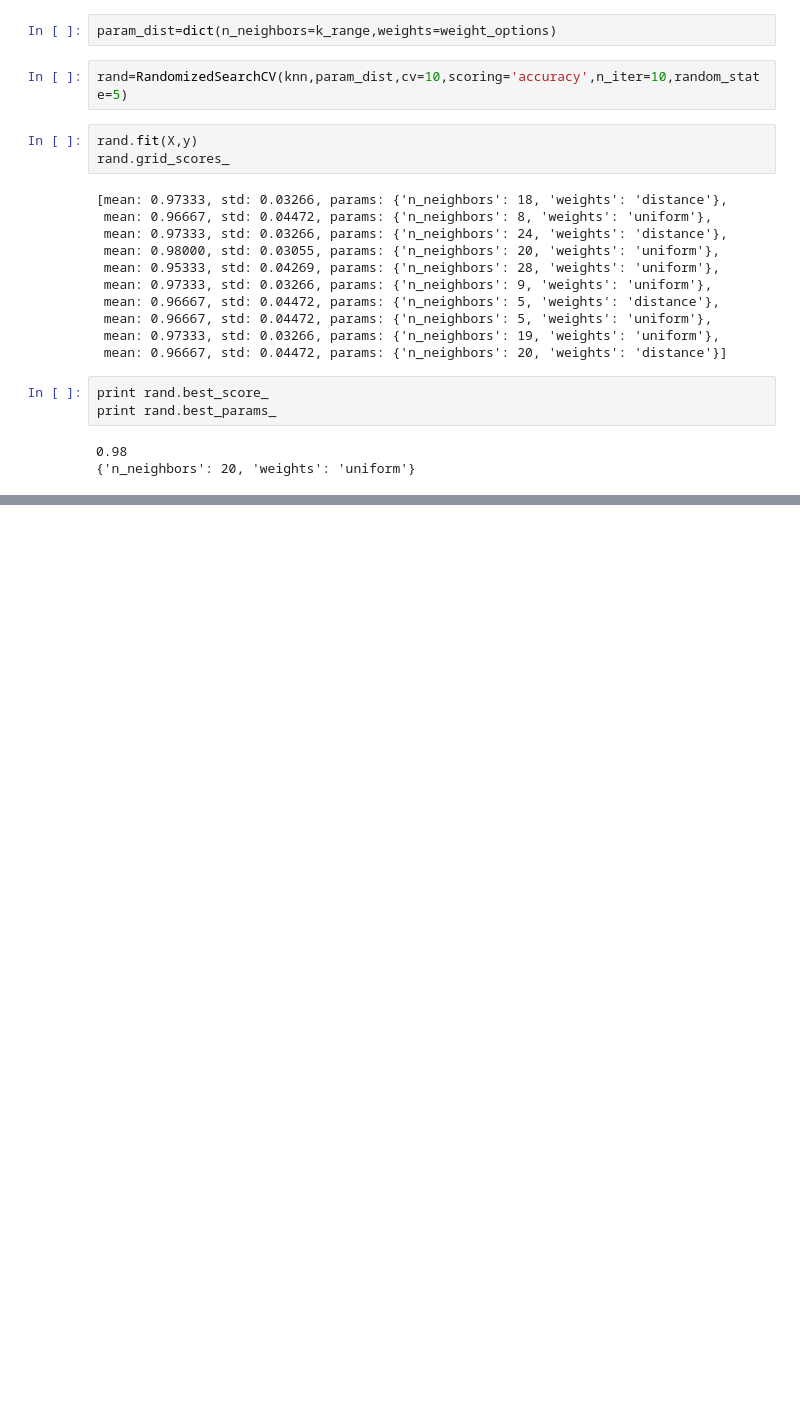
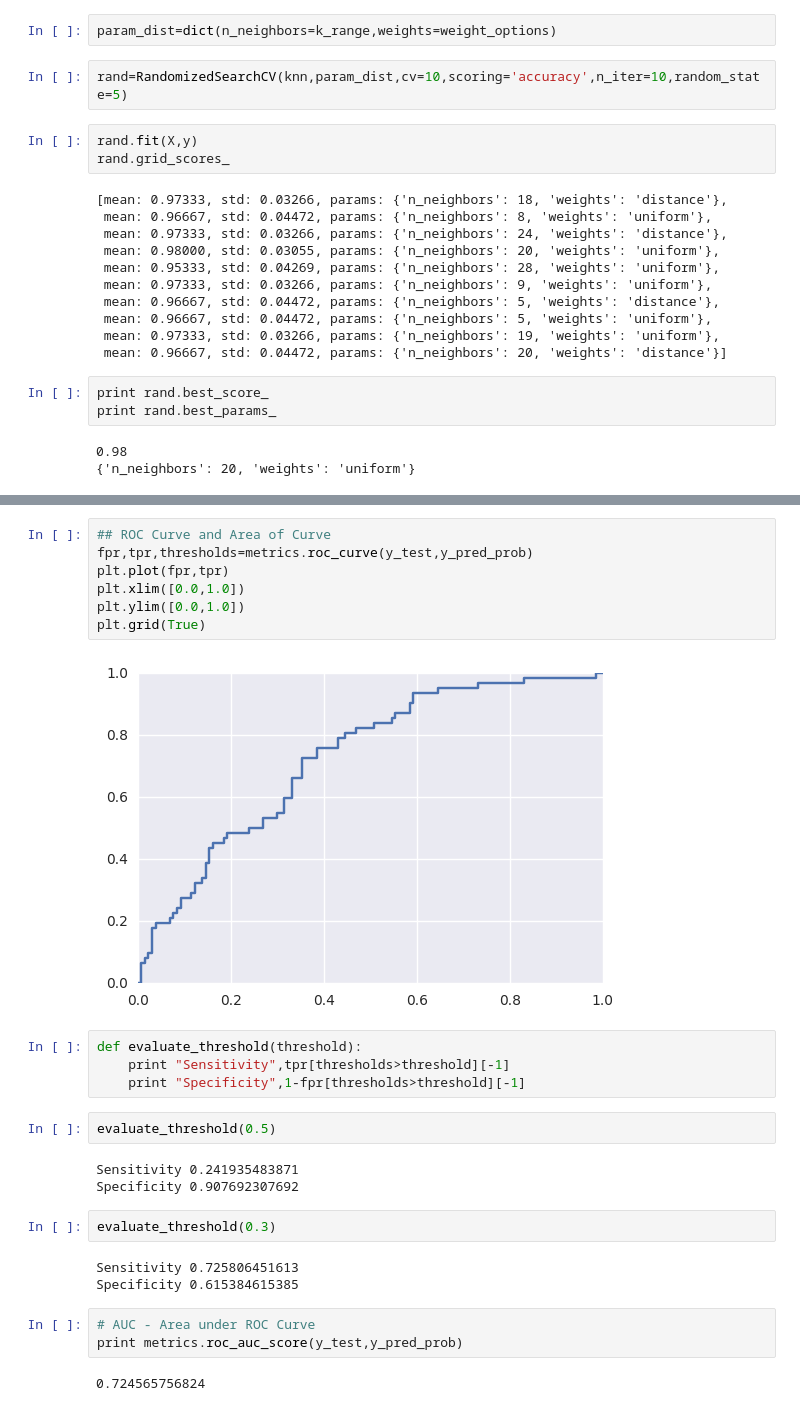
Before and after one commit to dalmia/Scikit-learn-tutorials, a Jupyter notebook: Data School/Machine learning with scikit learn.ipynb, the cells around one changed output, grey strips where cells are left out. Cells and saved outputs as stored; diff of their text form; blank space fills up the shorter version.

```diff
--- a/Data School/Machine learning with scikit learn.ipynb
+++ b/Data School/Machine learning with scikit learn.ipynb
@@ -509,0 +650,28 @@ print best_scores
+# %%
+## ROC Curve and Area of Curve
+fpr,tpr,thresholds=metrics.roc_curve(y_test,y_pred_prob)
+plt.plot(fpr,tpr)
+plt.xlim([0.0,1.0])
+plt.ylim([0.0,1.0])
+plt.grid(True)
+# %% [output]
+[figure, added]
+# %%
+def evaluate_threshold(threshold):
+    print "Sensitivity",tpr[thresholds>threshold][-1]
+    print "Specificity",1-fpr[thresholds>threshold][-1]
+# %%
+evaluate_threshold(0.5)
+# %% [output]
+Sensitivity 0.241935483871
+Specificity 0.907692307692
+# %%
+evaluate_threshold(0.3)
+# %% [output]
+Sensitivity 0.725806451613
+Specificity 0.615384615385
+# %%
+# AUC - Area under ROC Curve
+print metrics.roc_auc_score(y_test,y_pred_prob)
+# %% [output]
+0.724565756824
```
Also changed, not shown: parts of 26 cells of this notebook.
